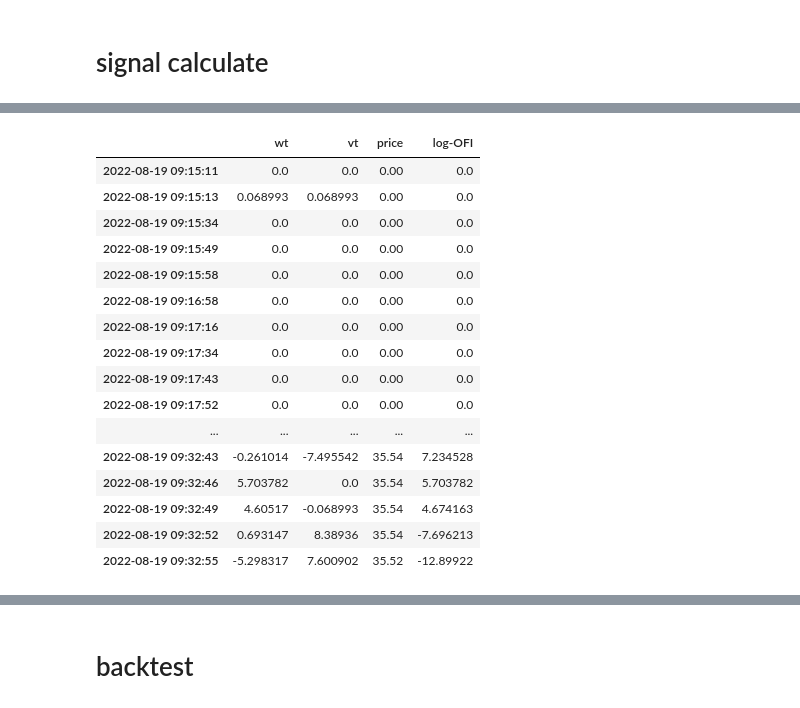
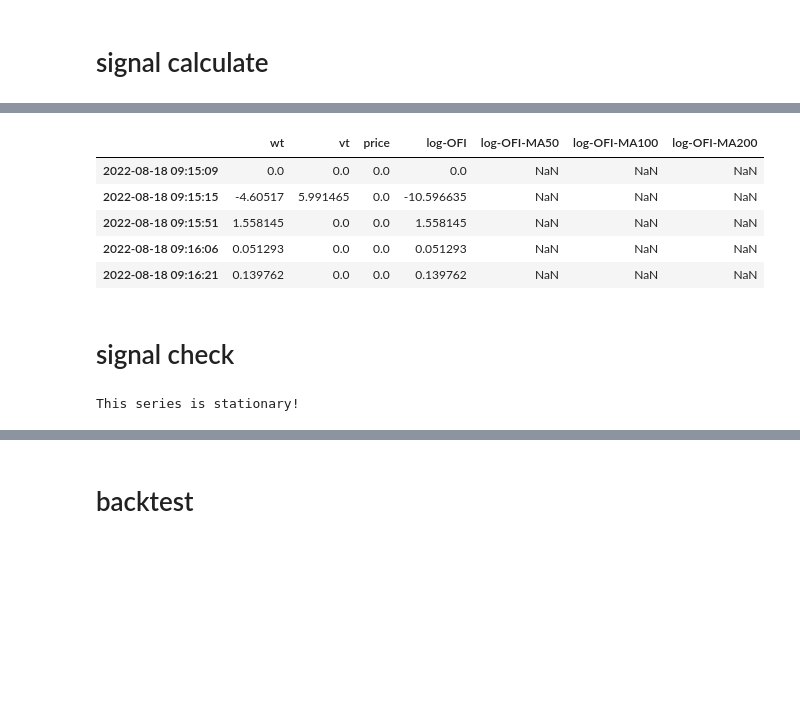
Before and after one commit to PXY11/trading-optimize, a Jupyter notebook: backtest.ipynb, the cells around one changed output, grey strips where cells are left out. Drawn from its saved outputs; the diff is of its cells as text; code cells hidden in the pictures; blank space fills up the shorter version.

```diff
--- a/backtest.ipynb
+++ b/backtest.ipynb
@@ -98,20 +172,11 @@ divide by zero encountered in log
-# %%
-df_stk_indicator.head(100)
-# %% [output]
-|  | wt | vt | price | log-OFI |
-| 2022-08-19 09:15:11 | 0.0 | 0.0 | 0.00 | 0.0 |
-| 2022-08-19 09:15:13 | 0.068993 | 0.068993 | 0.00 | 0.0 |
-| 2022-08-19 09:15:34 | 0.0 | 0.0 | 0.00 | 0.0 |
-| 2022-08-19 09:15:49 | 0.0 | 0.0 | 0.00 | 0.0 |
-| 2022-08-19 09:15:58 | 0.0 | 0.0 | 0.00 | 0.0 |
-| 2022-08-19 09:16:58 | 0.0 | 0.0 | 0.00 | 0.0 |
-| 2022-08-19 09:17:16 | 0.0 | 0.0 | 0.00 | 0.0 |
-| 2022-08-19 09:17:34 | 0.0 | 0.0 | 0.00 | 0.0 |
-| 2022-08-19 09:17:43 | 0.0 | 0.0 | 0.00 | 0.0 |
-| 2022-08-19 09:17:52 | 0.0 | 0.0 | 0.00 | 0.0 |
-| ... | ... | ... | ... | ... |
-| 2022-08-19 09:32:43 | -0.261014 | -7.495542 | 35.54 | 7.234528 |
-| 2022-08-19 09:32:46 | 5.703782 | 0.0 | 35.54 | 5.703782 |
-| 2022-08-19 09:32:49 | 4.60517 | -0.068993 | 35.54 | 4.674163 |
-| 2022-08-19 09:32:52 | 0.693147 | 8.38936 | 35.54 | -7.696213 |
-| 2022-08-19 09:32:55 | -5.298317 | 7.600902 | 35.52 | -12.89922 |
+# %%
+df_signal.head()
+# %% [output]
+|  | wt | vt | price | log-OFI | log-OFI-MA50 | log-OFI-MA100 | log-OFI-MA200 |
+| 2022-08-18 09:15:09 | 0.0 | 0.0 | 0.0 | 0.0 | NaN | NaN | NaN |
+| 2022-08-18 09:15:15 | -4.60517 | 5.991465 | 0.0 | -10.596635 | NaN | NaN | NaN |
+| 2022-08-18 09:15:51 | 1.558145 | 0.0 | 0.0 | 1.558145 | NaN | NaN | NaN |
+| 2022-08-18 09:16:06 | 0.051293 | 0.0 | 0.0 | 0.051293 | NaN | NaN | NaN |
+| 2022-08-18 09:16:21 | 0.139762 | 0.0 | 0.0 | 0.139762 | NaN | NaN | NaN |
+# %% [markdown]
+# signal check
@@ -117,0 +228,8 @@ df_stk_indicator.head(100)
+# %%
+from statsmodels.tsa.stattools import adfuller
+if adfuller(df_signal['log-OFI-MA50'].loc[f'{start_date_formatted} 09:30:00':f'{end_date_formatted} 14:55:00'].dropna())[1] < 0.001:
+    print("This series is stationary!")
+else:
+    print("This series is not stationary!")
+# %% [output]
+This series is stationary!
```
Also changed, not shown: parts of 35 cells of this notebook.
